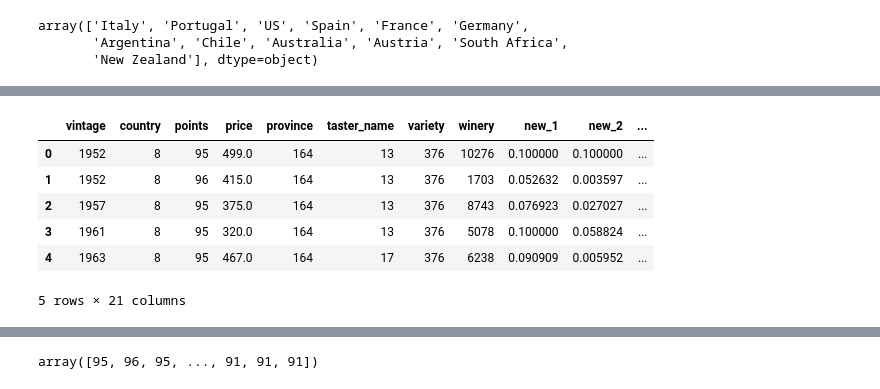
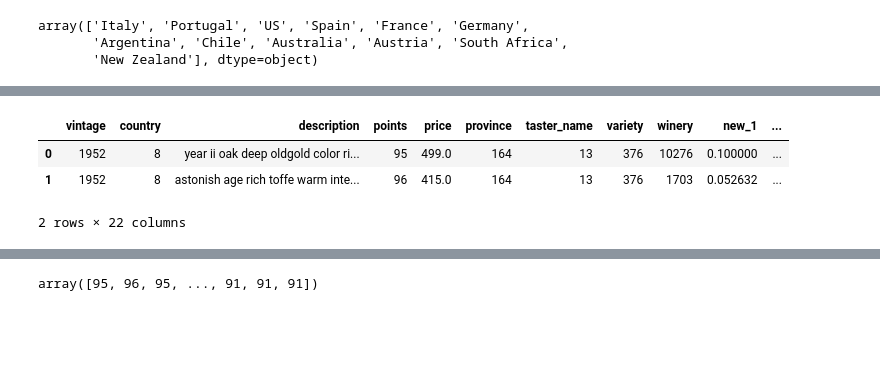
Before and after one commit to burlamix/How_it_taste, a Jupyter notebook: Getting wheter.ipynb, the cells around one changed output, grey strips where cells are left out. Drawn from its saved outputs; the diff is of its cells as text; code cells hidden in the pictures; blank space fills up the shorter version.

```diff
--- a/Getting wheter.ipynb
+++ b/Getting wheter.ipynb
@@ -34,6 +15,5 @@ wine_base = wine_base.reset_index()
 # %%
 #to speed up computation drop colum not used if your data is with that colum otherwise don't run
-wine_base= wine_base.drop(['description_values_tf','description_tfIdf','description_values_tfIdf'], axis=1)
 # %%
 wine_base.head(2)
 # %% [output]
@@ -159,7 +139,7 @@ def cleanDataset_2(dataset,columns_to_drop):
 
     #prende solo recensioni con autore conosciuto, ha senso come cosa?
     #data.dropna(subset=["taster_name"],inplace=True)
-    df = df.drop('description',axis=1)
+    #df = df.drop('description',axis=1)
     #df.price.fillna(0,inplace=True)
     #df['price']=df['price'].astype('int64')
     df = df[df.price.isnull()==False]
@@ -356,3 +324,3 @@ list(df_2)
 # %%
 #drop some colum
-df_3= df_2.drop(['designation','region_1','title'], axis=1)
+df_2= df_2.drop(['designation','region_1','title'], axis=1)
@@ -372,12 +330,7 @@ df_3.to_csv("stemmed_tf_parsed_weather.csv", encoding='utf-8', index=False)
-# %%
-df_2=df_3
 # %%
-df_2.head(5)
+df_2.head(2)
 # %% [output]
-|  | vintage | country | points | price | province | taster_name | variety | winery | new_1 | new_2 | ... |
-| 0 | 1952 | 8 | 95 | 499.0 | 164 | 13 | 376 | 10276 | 0.100000 | 0.100000 | ... |
-| 1 | 1952 | 8 | 96 | 415.0 | 164 | 13 | 376 | 1703 | 0.052632 | 0.003597 | ... |
-| 2 | 1957 | 8 | 95 | 375.0 | 164 | 13 | 376 | 8743 | 0.076923 | 0.027027 | ... |
-| 3 | 1961 | 8 | 95 | 320.0 | 164 | 13 | 376 | 5078 | 0.100000 | 0.058824 | ... |
-| 4 | 1963 | 8 | 95 | 467.0 | 164 | 17 | 376 | 6238 | 0.090909 | 0.005952 | ... |
+|  | vintage | country | description | points | price | province | taster_name | variety | winery | new_1 | ... |
+| 0 | 1952 | 8 | year ii oak deep oldgold color ri... | 95 | 499.0 | 164 | 13 | 376 | 10276 | 0.100000 | ... |
+| 1 | 1952 | 8 | astonish age rich toffe warm inte... | 96 | 415.0 | 164 | 13 | 376 | 1703 | 0.052632 | ... |
-5 rows × 21 columns
+2 rows × 22 columns
```
Also changed, not shown: parts of 18 cells of this notebook, 5 other files.
